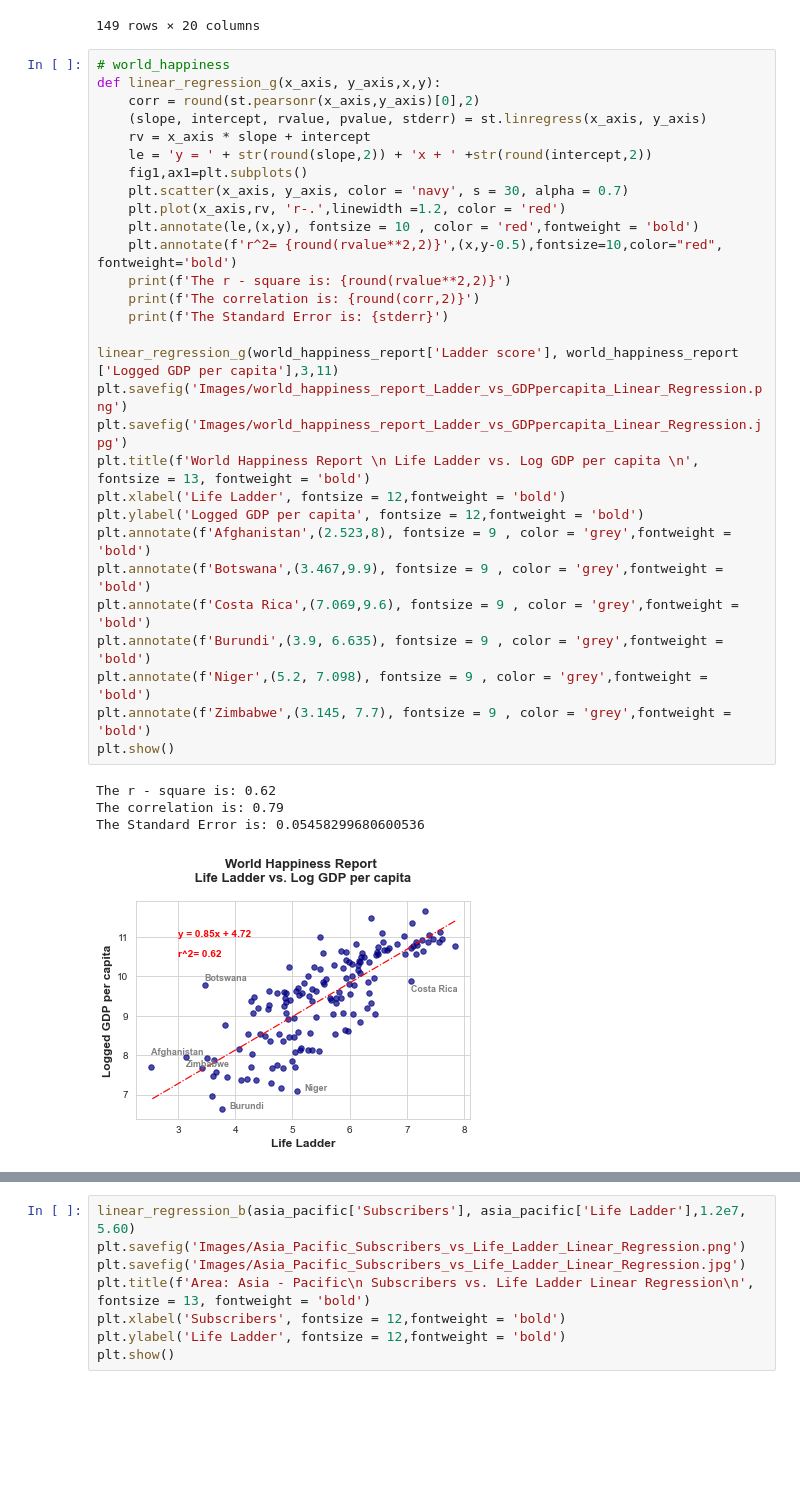
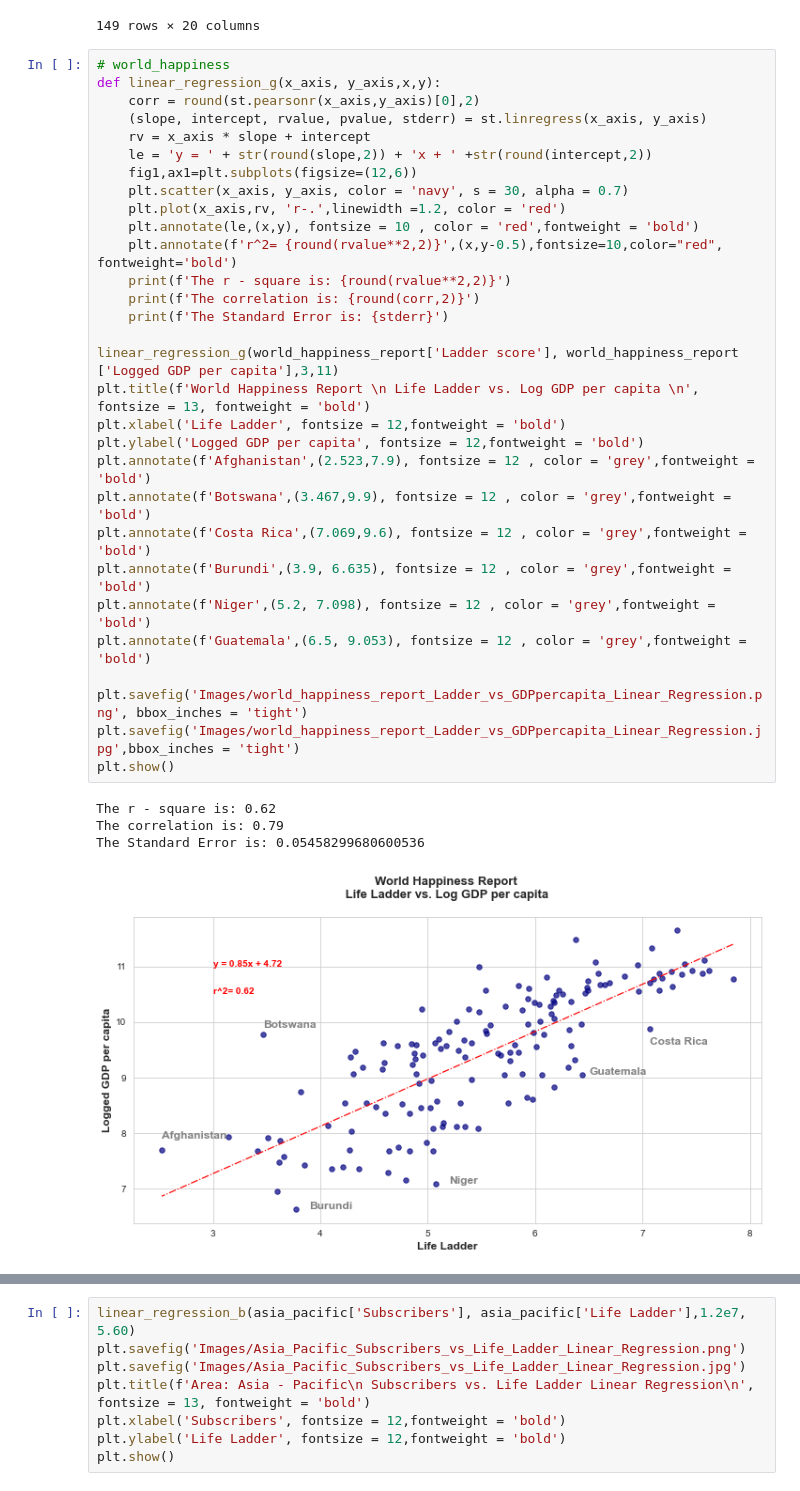
Before and after one commit to adamholcomb/Python-Media-Happiness-Analysis, a Jupyter notebook: HappinessIndex-KF.ipynb, the cells around one changed output, grey strips where cells are left out. Saved outputs shown, nothing was run; the diff lists cells and outputs as text; blank space fills up the shorter version.

Commit message:
Linear regression review

```diff
--- a/HappinessIndex-KF.ipynb
+++ b/HappinessIndex-KF.ipynb
@@ -745,37 +740,38 @@ world_happiness_report
 # %%
 # world_happiness
 def linear_regression_g(x_axis, y_axis,x,y):
     corr = round(st.pearsonr(x_axis,y_axis)[0],2)
     (slope, intercept, rvalue, pvalue, stderr) = st.linregress(x_axis, y_axis)
     rv = x_axis * slope + intercept
     le = 'y = ' + str(round(slope,2)) + 'x + ' +str(round(intercept,2))
-    fig1,ax1=plt.subplots()
+    fig1,ax1=plt.subplots(figsize=(12,6))
     plt.scatter(x_axis, y_axis, color = 'navy', s = 30, alpha = 0.7)
     plt.plot(x_axis,rv, 'r-.',linewidth =1.2, color = 'red')
     plt.annotate(le,(x,y), fontsize = 10 , color = 'red',fontweight = 'bold')
     plt.annotate(f'r^2= {round(rvalue**2,2)}',(x,y-0.5),fontsize=10,color="red", fontweight='bold')
     print(f'The r - square is: {round(rvalue**2,2)}')
     print(f'The correlation is: {round(corr,2)}')
     print(f'The Standard Error is: {stderr}')
 
 linear_regression_g(world_happiness_report['Ladder score'], world_happiness_report ['Logged GDP per capita'],3,11)
-plt.savefig('Images/world_happiness_report_Ladder_vs_GDPpercapita_Linear_Regression.png')
-plt.savefig('Images/world_happiness_report_Ladder_vs_GDPpercapita_Linear_Regression.jpg')
 plt.title(f'World Happiness Report \n Life Ladder vs. Log GDP per capita \n', fontsize = 13, fontweight = 'bold')
 plt.xlabel('Life Ladder', fontsize = 12,fontweight = 'bold')
 plt.ylabel('Logged GDP per capita', fontsize = 12,fontweight = 'bold')
-plt.annotate(f'Afghanistan',(2.523,8), fontsize = 9 , color = 'grey',fontweight = 'bold')
-plt.annotate(f'Botswana',(3.467,9.9), fontsize = 9 , color = 'grey',fontweight = 'bold')
-plt.annotate(f'Costa Rica',(7.069,9.6), fontsize = 9 , color = 'grey',fontweight = 'bold')
-plt.annotate(f'Burundi',(3.9, 6.635), fontsize = 9 , color = 'grey',fontweight = 'bold')
-plt.annotate(f'Niger',(5.2, 7.098), fontsize = 9 , color = 'grey',fontweight = 'bold')
-plt.annotate(f'Zimbabwe',(3.145, 7.7), fontsize = 9 , color = 'grey',fontweight = 'bold')
+plt.annotate(f'Afghanistan',(2.523,7.9), fontsize = 12 , color = 'grey',fontweight = 'bold')
+plt.annotate(f'Botswana',(3.467,9.9), fontsize = 12 , color = 'grey',fontweight = 'bold')
+plt.annotate(f'Costa Rica',(7.069,9.6), fontsize = 12 , color = 'grey',fontweight = 'bold')
+plt.annotate(f'Burundi',(3.9, 6.635), fontsize = 12 , color = 'grey',fontweight = 'bold')
+plt.annotate(f'Niger',(5.2, 7.098), fontsize = 12 , color = 'grey',fontweight = 'bold')
+plt.annotate(f'Guatemala',(6.5, 9.053), fontsize = 12 , color = 'grey',fontweight = 'bold')
+
+plt.savefig('Images/world_happiness_report_Ladder_vs_GDPpercapita_Linear_Regression.png', bbox_inches = 'tight')
+plt.savefig('Images/world_happiness_report_Ladder_vs_GDPpercapita_Linear_Regression.jpg',bbox_inches = 'tight')
 plt.show()
 # %% [output]
 The r - square is: 0.62
 The correlation is: 0.79
 The Standard Error is: 0.05458299680600536
-[figure, old version]
+[figure, new version]
 # %%
 # Linear Regression
 def linear_regression(x_axis, y_axis,x,y):
```
Also changed, not shown: parts of 19 cells of this notebook, 20 other files.
